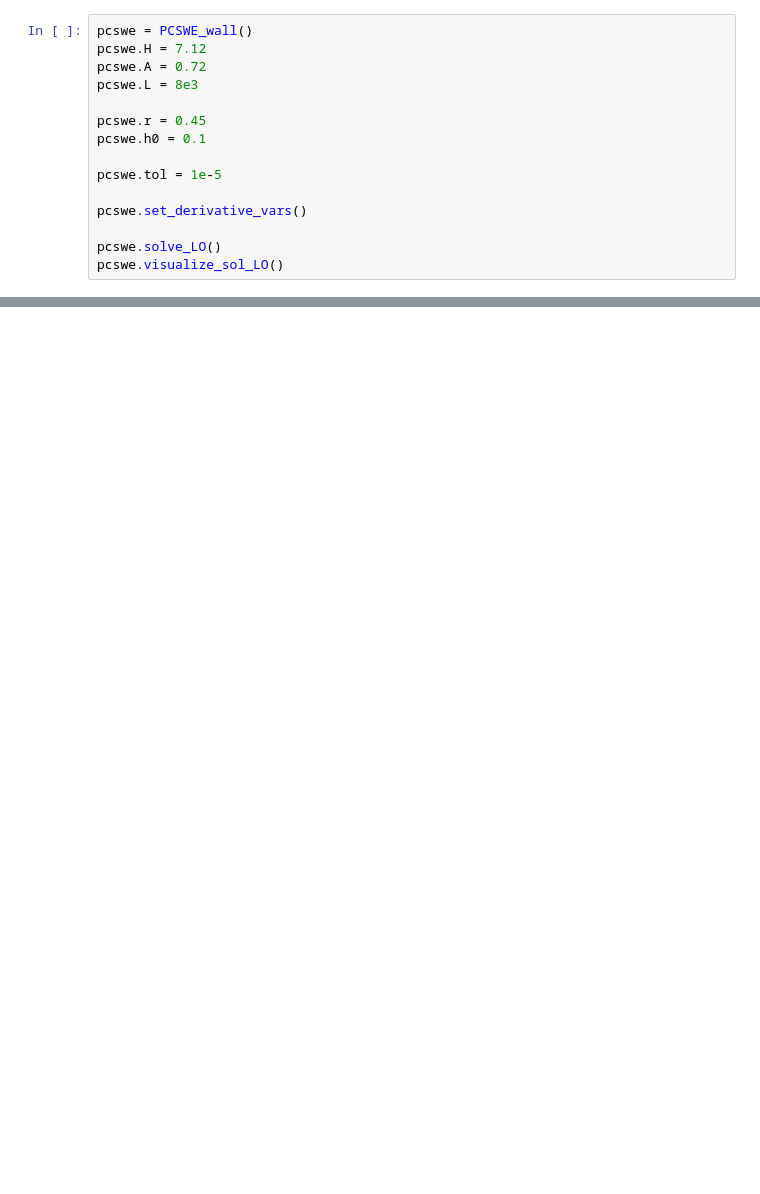
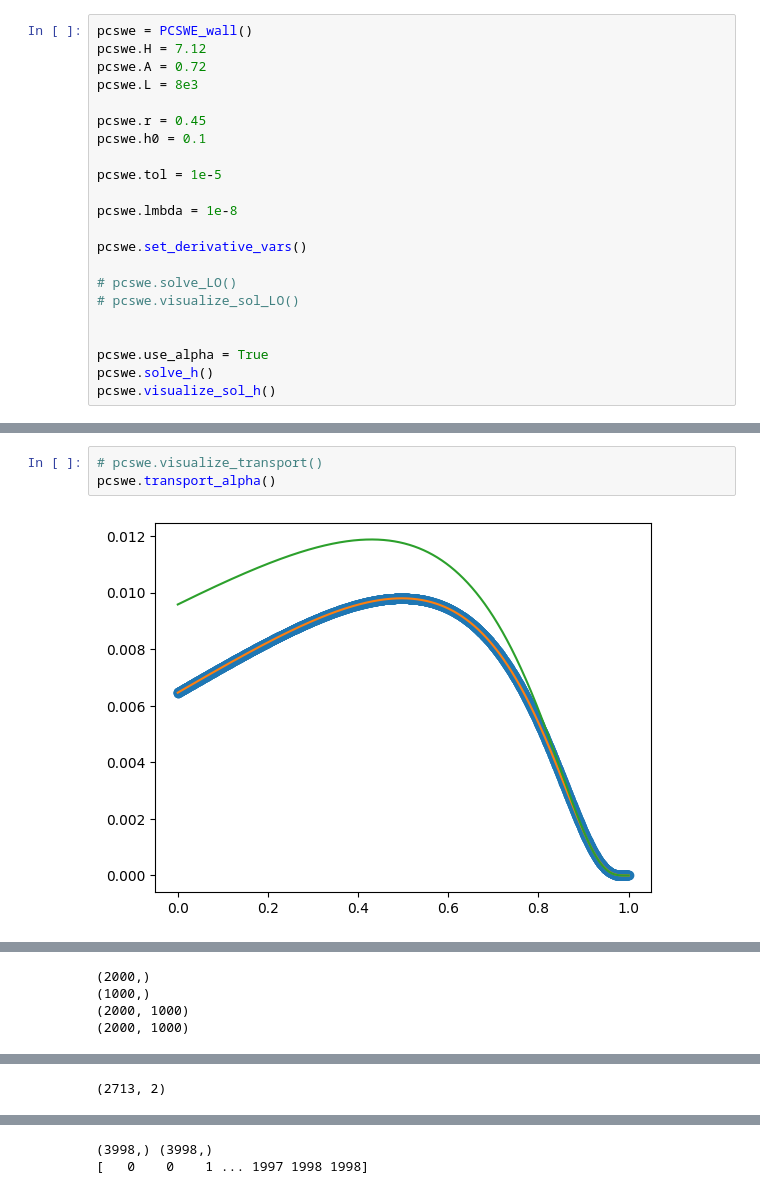
Before and after one commit to Jone-Liekens/Perturbation, a Jupyter notebook: classical_wall/test_pcswe_wall.ipynb, the cells around one changed output, grey strips where cells are left out. Cells and saved outputs as stored; diff of their text form; blank space fills up the shorter version.

Commit message:
working version of alpha (?) still needs to be tested

```diff
--- a/classical_wall/test_pcswe_wall.ipynb
+++ b/classical_wall/test_pcswe_wall.ipynb
@@ -20,7 +23,14 @@ pcswe.h0 = 0.1
 
 pcswe.tol = 1e-5
 
+pcswe.lmbda = 1e-8
+
 pcswe.set_derivative_vars()
 
-pcswe.solve_LO()
-pcswe.visualize_sol_LO()
+# pcswe.solve_LO()
+# pcswe.visualize_sol_LO()
+
+
+pcswe.use_alpha = True
+pcswe.solve_h()
+pcswe.visualize_sol_h()
@@ -53,0 +53,5 @@ Maximum boundary residual: 4.64e-18
+# %%
+# pcswe.visualize_transport()
+pcswe.transport_alpha()
+# %% [output]
+[figure, added]
@@ -53,0 +59,4 @@ Maximum boundary residual: 4.64e-18
+(2000,)
+(1000,)
+(2000, 1000)
+(2000, 1000)
@@ -53,0 +79 @@ Maximum boundary residual: 4.64e-18
+(2713, 2)
@@ -53,0 +81,2 @@ Maximum boundary residual: 4.64e-18
+(3998,) (3998,)
+[   0    0    1 ... 1997 1998 1998]
```
Also changed, not shown: parts of 4 cells of this notebook, 16 other files.
